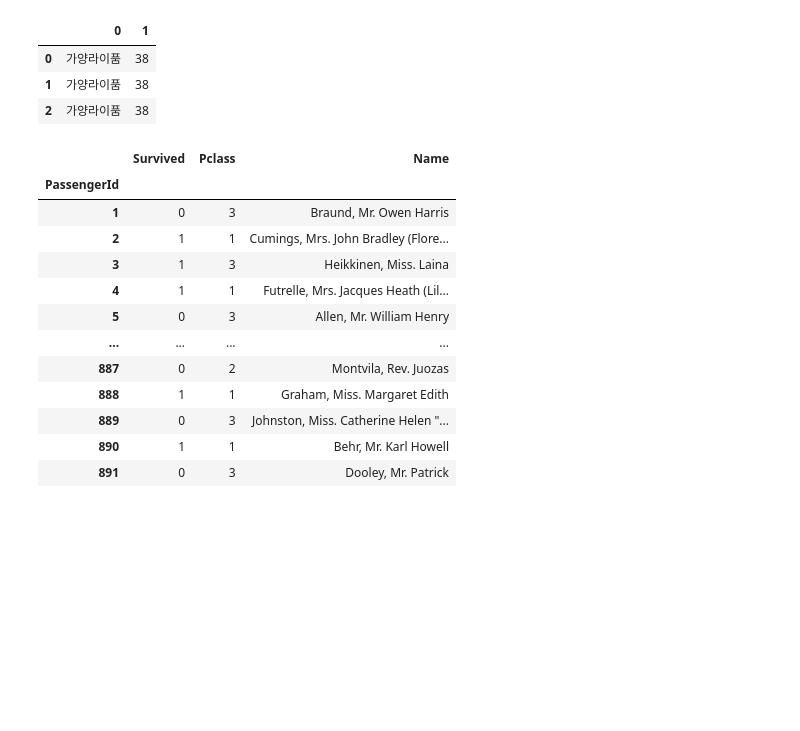
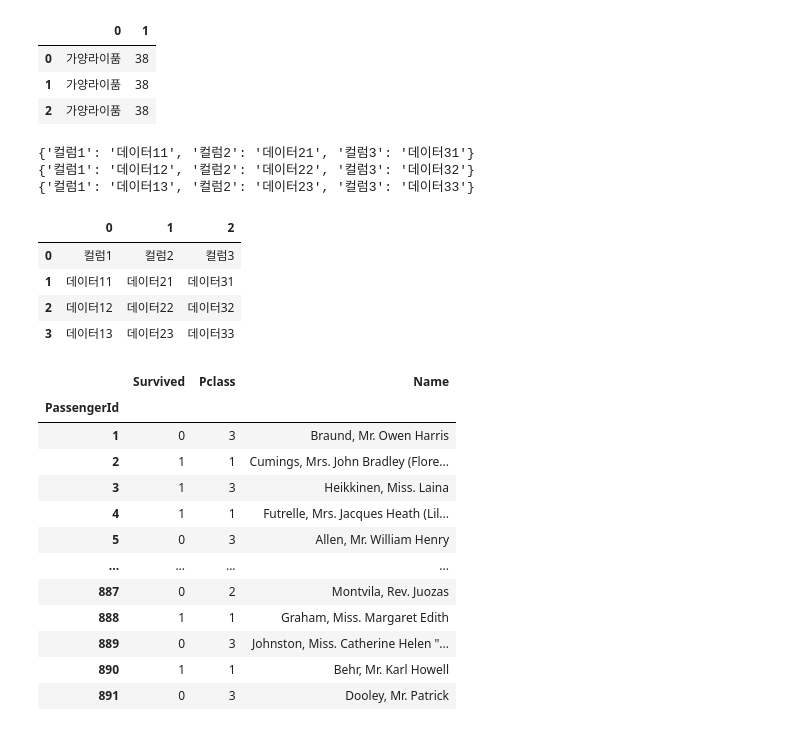
Before and after one commit to trex99/DAVI, a Jupyter notebook: 4주차_Lecture_Code.ipynb, the cells around one changed output. Saved outputs shown, nothing was run; the diff lists cells and outputs as text; code cells hidden in the pictures; blank space fills up the shorter version.

```diff
--- a/4주차_Lecture_Code.ipynb
+++ b/4주차_Lecture_Code.ipynb
@@ -39,3 +42,16 @@ with open('서울_공영주차장_월별_주차현황.csv', newline='', encoding
         break
 # %% [output]
 주차장명, 주차면수, 연월, 입차대수, 출차대수
+# %%
+# csv 파일 읽어 리스트 자료형으로 저장
+import csv
+
+data_list = []
+with open('서울_공영주차장_월별_주차현황.csv', newline='', encoding='euckr') as csvfile:
+    creader = csv.reader(csvfile, delimiter=',' )
+    for row in creader:
+        data_list.append(row)
+
+# 리스트 자료형 확인
+print('row 수 = ', len(data_list))
+print('col 수 = ', len(data_list[0]), len(data_list[3]), len(data_list[2]))
@@ -42,8 +86,9 @@ with open('서울_공영주차장_월별_주차현황.csv', newline='', encoding
 # %%
+# csv 파일 생성
 import csv
 with open('새로운데이터.csv', 'w', newline='') as csvfile:
     cwriter = csv.writer(csvfile, delimiter=',', quoting=csv.QUOTE_MINIMAL)
+    cwriter.writerow(['컬럼1', '컬럼2', '컬럼3'])
     cwriter.writerow(['데이터11', '데이터21', '데이터31'])
     cwriter.writerow(['데이터12', '데이터22', '데이터32'])
     cwriter.writerow(['데이터13', '데이터23', '데이터33'])
-    cwriter.writerow(['데이터14', '데이터24', '데이터34'])
@@ -62,7 +116,9 @@ with open('새로운데이터.csv', newline='') as csvfile:
 # %%
+# [검증] 생성된 csv 파일 읽기 - 딕셔너리 자료형
 import csv
+
 with open('새로운데이터.csv', newline='') as csvfile:
     reader = csv.DictReader(csvfile)
-    for row in reader:
+    for idx, row in enumerate(reader):
         print(row)
 # %% [output]
@@ -176,6 +232,27 @@ pd.DataFrame(parking_dict)
 | 0 | 가양라이품 | 38 |
 | 1 | 가양라이품 | 38 |
 | 2 | 가양라이품 | 38 |
+# %%
+import csv
+
+with open('새로운데이터.csv', newline='') as csvfile:
+    reader = csv.DictReader(csvfile)
+    for idx, row in enumerate(reader):
+        print(row)
+
+# 자료형 변환 (dict to DataFrame)
+import pandas as pd
+
+pd.DataFrame.from_records(rows_list)
+# %% [output]
+{'컬럼1': '데이터11', '컬럼2': '데이터21', '컬럼3': '데이터31'}
+{'컬럼1': '데이터12', '컬럼2': '데이터22', '컬럼3': '데이터32'}
+{'컬럼1': '데이터13', '컬럼2': '데이터23', '컬럼3': '데이터33'}
+|  | 0 | 1 | 2 |
+| 0 | 컬럼1 | 컬럼2 | 컬럼3 |
+| 1 | 데이터11 | 데이터21 | 데이터31 |
+| 2 | 데이터12 | 데이터22 | 데이터32 |
+| 3 | 데이터13 | 데이터23 | 데이터33 |
 # %%
 import pandas as pd
 train = pd.read_csv('titanic.csv', index_col='PassengerId', usecols=['PassengerId', 'Survived', 'Pclass', 'Name'])
```
Also changed, not shown: parts of 32 cells of this notebook.
